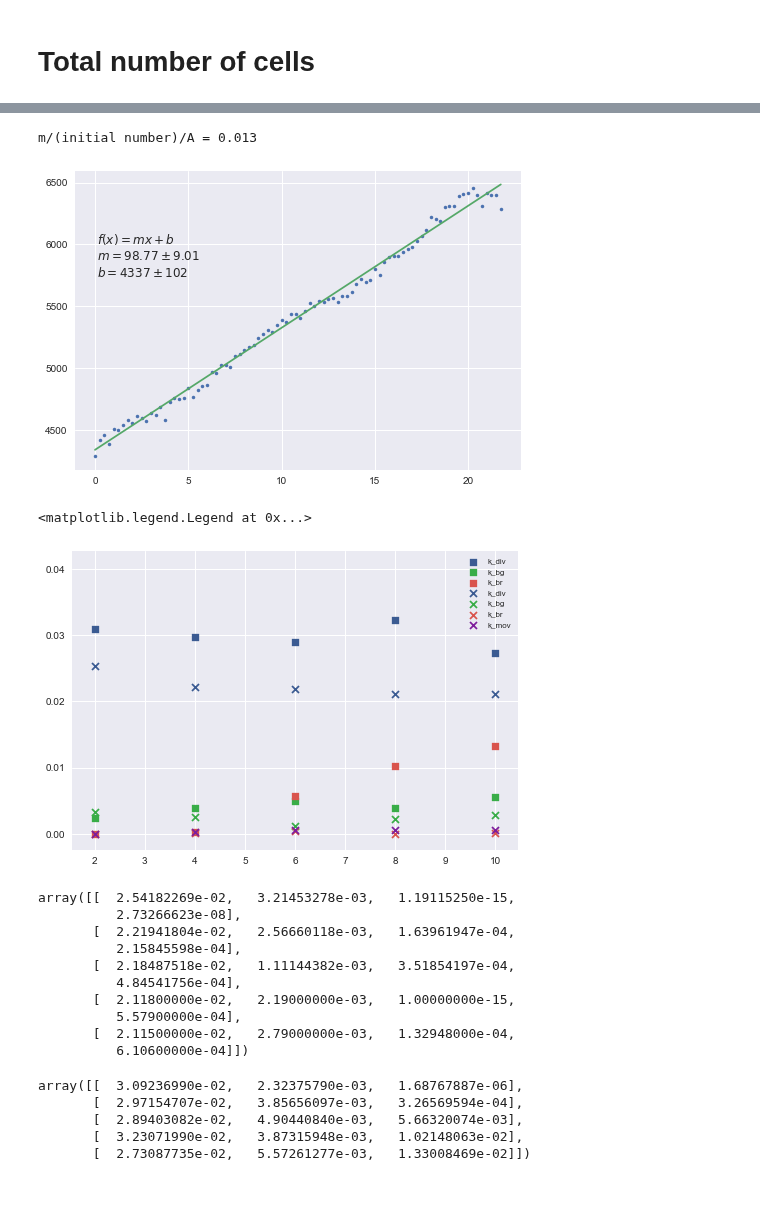
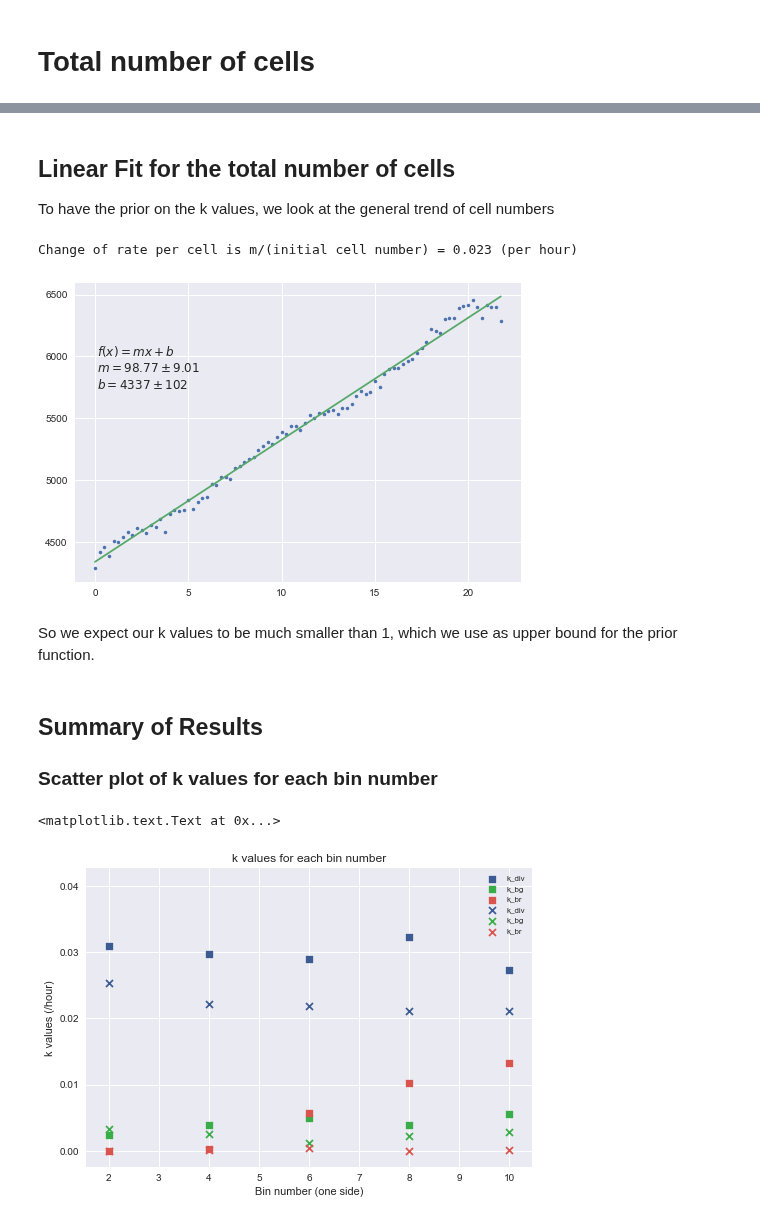
Before and after one commit to tessadgreen/cellfate, a Jupyter notebook: Inference.ipynb, the cells around one changed output, grey strips where cells are left out. Cells and saved outputs as stored; diff of their text form; code cells hidden in the pictures; blank space fills up the shorter version.

```diff
--- a/Inference.ipynb
+++ b/Inference.ipynb
@@ -606,3 +675,7 @@ plt.legend();
+# %% [markdown]
+## Linear Fit for the total number of cells
+
+To have the prior on the k values, we look at the general trend of cell numbers
 # %%
 def linear(p, x):
     return p[0] + p[1]*x
@@ -626,63 +699,44 @@ ax.text(0.05, .80, textfit, transform=ax.transAxes, fontsize=12,
         verticalalignment='top')
 
 
-print("m/(initial number)/A = %.3f" % (m/M[3,0]/1.33**2))
+print("Change of rate per cell is m/(initial cell number) = %.3f (per hour)" % (m/M[3,0]))
 # %% [output]
-m/(initial number)/A = 0.013
+Change of rate per cell is m/(initial cell number) = 0.023 (per hour)
 [figure]
+# %% [markdown]
+So we expect our k values to be much smaller than 1, which we use as upper bound for the prior function.
+# %% [markdown]
+## Summary of Results
+### Scatter plot of k values for each bin number
 # %%
-K_uncoupled = np.vstack((k_2x2_uncoupled, k_4x4_uncoupled))
-K_uncoupled = np.vstack((K_uncoupled, k_6x6_uncoupled))
-K_uncoupled = np.vstack((K_uncoupled, k_8x8_uncoupled))
-K_uncoupled = np.vstack((K_uncoupled, k_10x10_uncoupled))
+# Load data
+K_coupled = np.loadtxt('K_coupled_save.txt')
+K_uncoupled = np.loadtxt('K_uncoupled_save.txt')
 
+# For model without diffusion
 k_div_uncoupled = K_uncoupled.T[0]
 k_bg_uncoupled = K_uncoupled.T[1]
 k_br_uncoupled = K_uncoupled.T[2]
 
 x = (np.arange(5)+1)*2
 plt.scatter(x, k_div_uncoupled, c=sns.xkcd_rgb["denim blue"], label='k_div', marker="s")
 plt.scatter(x, k_bg_uncoupled, c=sns.xkcd_rgb["medium green"], label='k_bg', marker="s")
 plt.scatter(x, k_br_uncoupled, c=sns.xkcd_rgb["pale red"], label='k_br', marker="s")
 
-
-K_coupled = np.vstack((k_2x2_coupled, k_4x4_coupled))
-K_coupled = np.vstack((K_coupled, k_6x6_coupled))
-K_coupled = np.vstack((K_coupled, k_8x8_coupled))
-K_coupled = np.vstack((K_coupled, k_10x10_coupled))
-
+# For model with diffusion
 k_div_coupled = K_coupled.T[0]
 k_bg_coupled = K_coupled.T[1]
 k_br_coupled = K_coupled.T[2]
 k_mov_coupled = K_coupled.T[3]
 
 plt.scatter(x, k_div_coupled, c=sns.xkcd_rgb["denim blue"], label='k_div', marker="x")
 plt.scatter(x, k_bg_coupled, c=sns.xkcd_rgb["medium green"], label='k_bg', marker="x")
 plt.scatter(x, k_br_coupled, c=sns.xkcd_rgb["pale red"], label='k_br', marker="x")
-plt.scatter(x, k_mov_coupled, c=sns.xkcd_rgb["purple"], label='k_mov', marker="x")
 
 plt.legend(loc=1,prop={'size':8})
+plt.xlabel('Bin number (one side)')
+plt.ylabel('k values (/hour)')
+plt.title('k values for each bin number')
 # %% [output]
-<matplotlib.legend.Legend at 0x...>
+<matplotlib.text.Text at 0x...>
-[figure, old version]
+[figure, new version]
-# %%
-K_coupled
-# %% [output]
-array([[  2.54182269e-02,   3.21453278e-03,   1.19115250e-15,
-          2.73266623e-08],
-       [  2.21941804e-02,   2.56660118e-03,   1.63961947e-04,
-          2.15845598e-04],
-       [  2.18487518e-02,   1.11144382e-03,   3.51854197e-04,
-          4.84541756e-04],
-       [  2.11800000e-02,   2.19000000e-03,   1.00000000e-15,
-          5.57900000e-04],
-       [  2.11500000e-02,   2.79000000e-03,   1.32948000e-04,
-          6.10600000e-04]])
-# %%
-K_uncoupled
-# %% [output]
-array([[  3.09236990e-02,   2.32375790e-03,   1.68767887e-06],
-       [  2.97154707e-02,   3.85656097e-03,   3.26569594e-04],
-       [  2.89403082e-02,   4.90440840e-03,   5.66320074e-03],
-       [  3.23071990e-02,   3.87315948e-03,   1.02148063e-02],
-       [  2.73087735e-02,   5.57261277e-03,   1.33008469e-02]])
```
Also changed, not shown: parts of 29 cells of this notebook, 5 other files.
